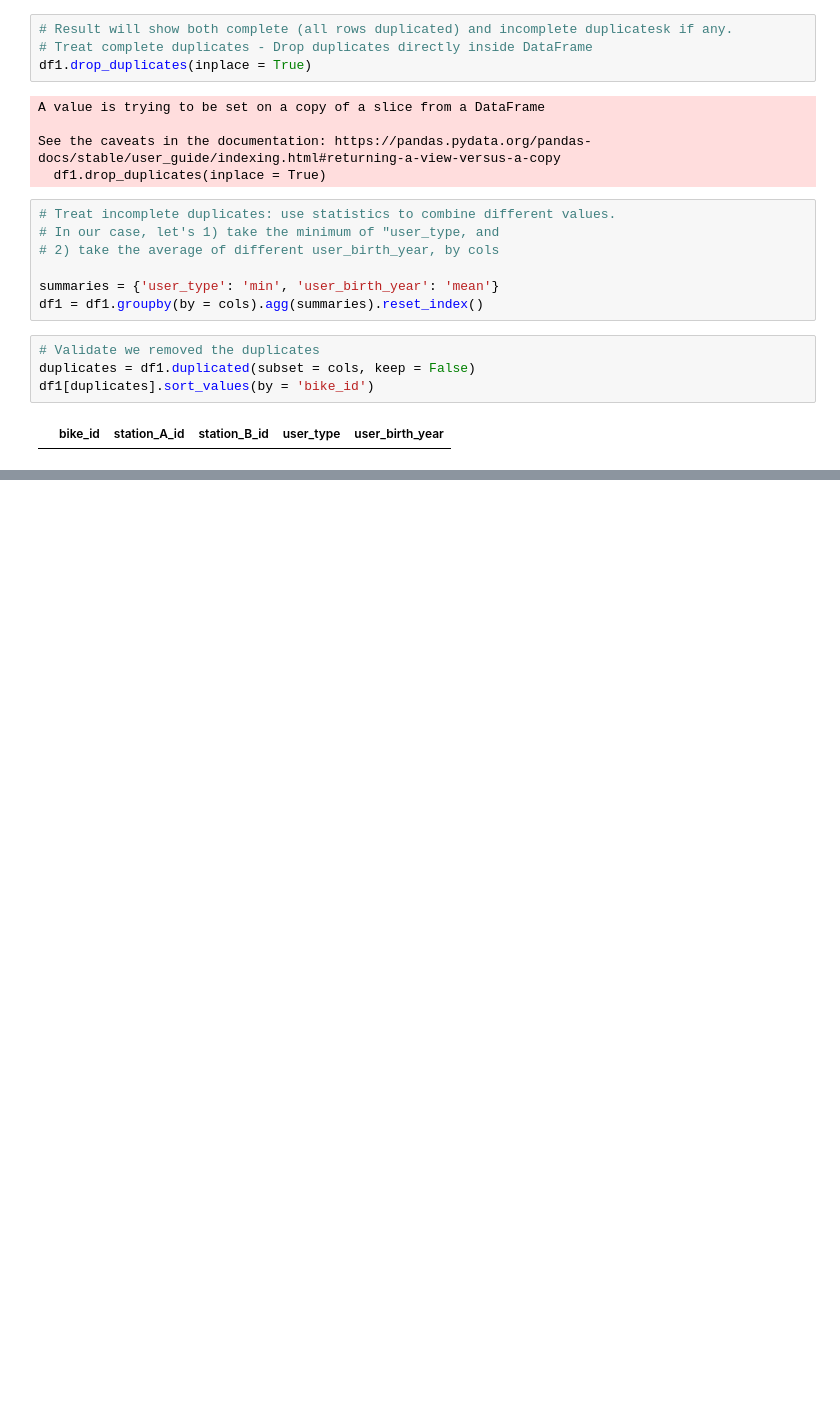
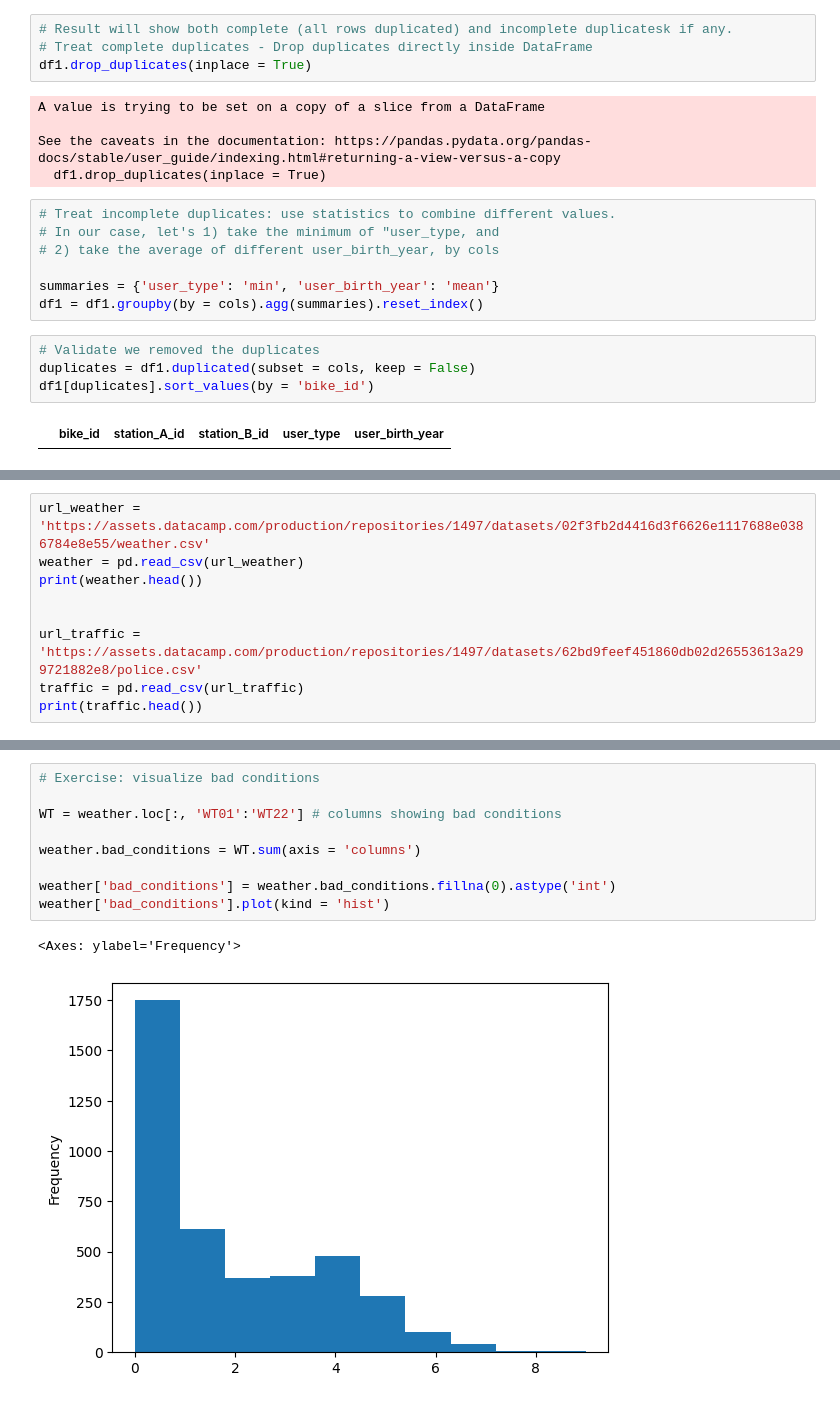
Before and after one commit to naid3n/DataCamp_Courses, a Jupyter notebook: DataCamp_Data_Engineering/DataCamp_DE_Associate_Certificate_Prep/Competency_2_Data_Management_in_Python.ipynb, the cells around one changed output, grey strips where cells are left out. Drawn from its saved outputs; the diff is of its cells as text; blank space fills up the shorter version.

```diff
--- a/DataCamp_Data_Engineering/DataCamp_DE_Associate_Certificate_Prep/Competency_2_Data_Management_in_Python.ipynb
+++ b/DataCamp_Data_Engineering/DataCamp_DE_Associate_Certificate_Prep/Competency_2_Data_Management_in_Python.ipynb
@@ -644,0 +735,9 @@ df1[duplicates].sort_values(by = 'bike_id')
+# %%
+url_weather = 'https://assets.datacamp.com/production/repositories/1497/datasets/02f3fb2d4416d3f6626e1117688e0386784e8e55/weather.csv'
+weather = pd.read_csv(url_weather)
+print(weather.head())
+
+
+url_traffic = 'https://assets.datacamp.com/production/repositories/1497/datasets/62bd9feef451860db02d26553613a299721882e8/police.csv'
+traffic = pd.read_csv(url_traffic)
+print(traffic.head())
@@ -644,0 +879,12 @@ df1[duplicates].sort_values(by = 'bike_id')
+# %%
+# Exercise: visualize bad conditions
+
+WT = weather.loc[:, 'WT01':'WT22'] # columns showing bad conditions
+
+weather.bad_conditions = WT.sum(axis = 'columns')
+
+weather['bad_conditions'] = weather.bad_conditions.fillna(0).astype('int')
+weather['bad_conditions'].plot(kind = 'hist')
+# %% [output]
+<Axes: ylabel='Frequency'>
+[figure, added]
```
Also changed, not shown: parts of 44 cells of this notebook.
